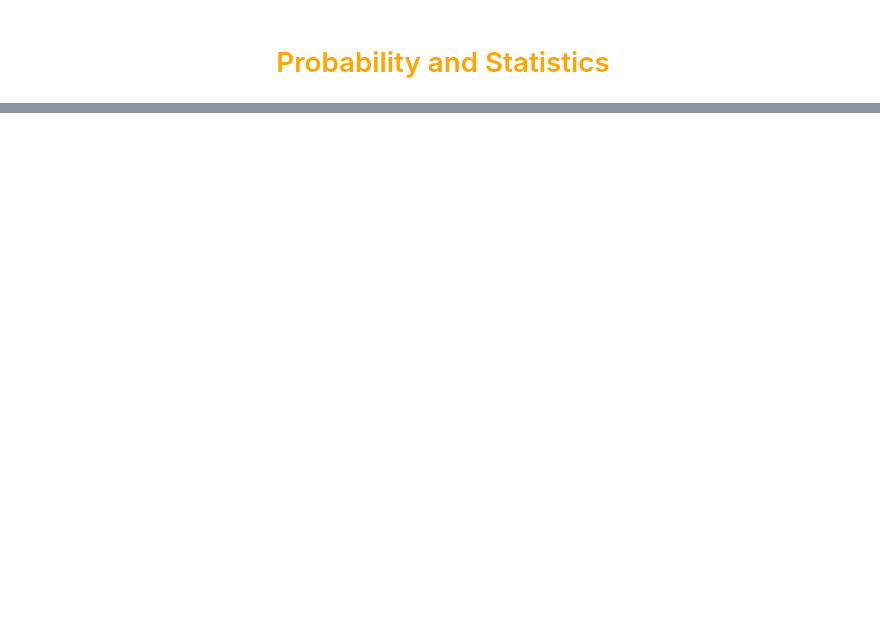
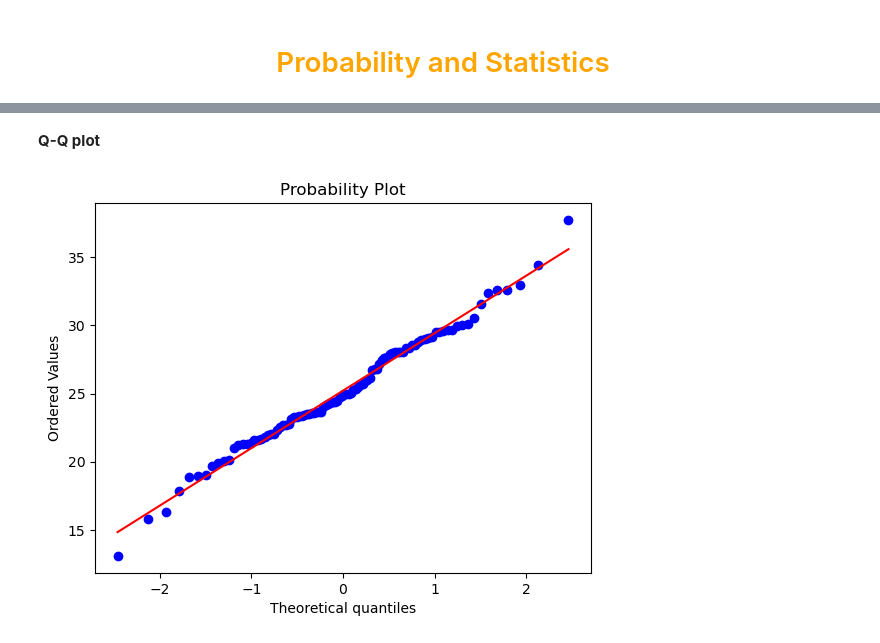
Before and after one commit to kannanjayachandran/Full-Stack-Data-Science, a Jupyter notebook: 05. Data_Science-I/Notebooks/Probability_Statistics.ipynb, the cells around one changed output, grey strips where cells are left out. Saved outputs shown, nothing was run; the diff lists cells and outputs as text; code cells hidden in the pictures; blank space fills up the shorter version.

```diff
--- a/05. Data_Science-I/Notebooks/Probability_Statistics.ipynb
+++ b/05. Data_Science-I/Notebooks/Probability_Statistics.ipynb
@@ -15,0 +53,7 @@ plt.show()
+# %% [markdown]
+**Q-Q plot**
+# %%
+stats.probplot(observations, dist='norm', plot=plt)
+plt.show()
+# %% [output]
+[figure, added]
```
Also changed, not shown: parts of 7 cells of this notebook, 5 other files.
